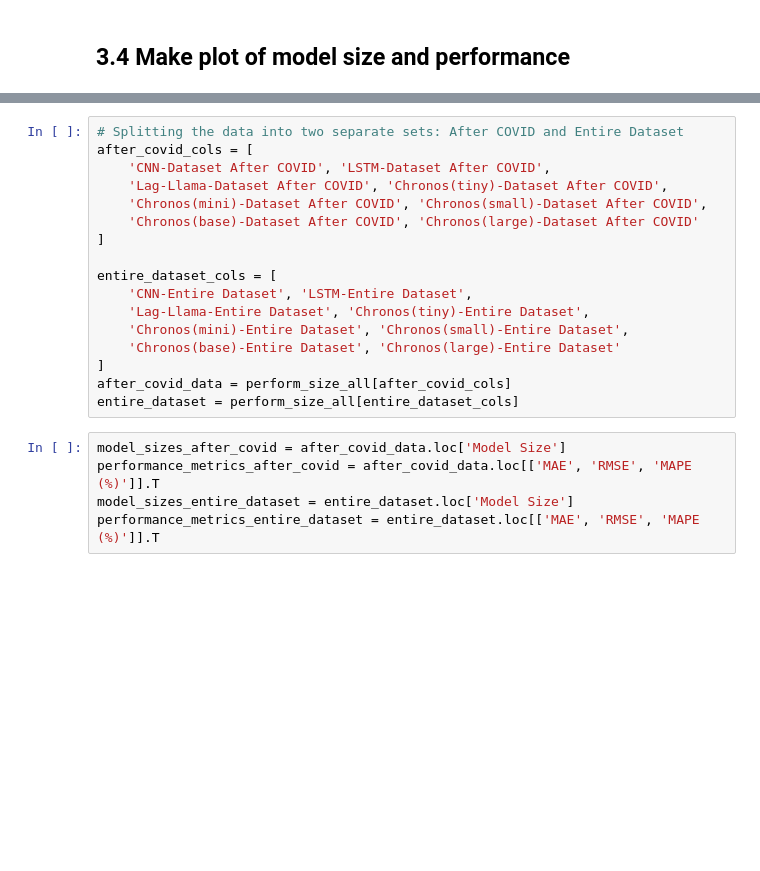
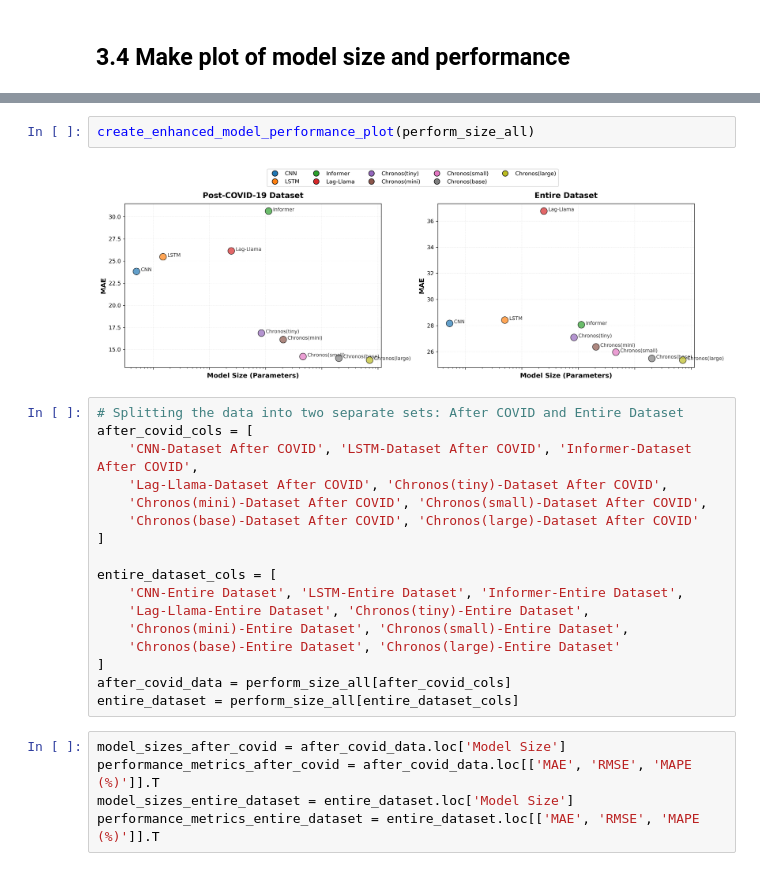
Before and after one commit to YueLi-0816/traffic_prediction, a Jupyter notebook: parameter_cal.ipynb, the cells around one changed output, grey strips where cells are left out. Saved outputs shown, nothing was run; the diff lists cells and outputs as text; blank space fills up the shorter version.

```diff
--- a/parameter_cal.ipynb
+++ b/parameter_cal.ipynb
@@ -1024,14 +1125,18 @@ perform_size_all
+# %%
+create_enhanced_model_performance_plot(perform_size_all)
+# %% [output]
+[figure, added]
 # %%
 # Splitting the data into two separate sets: After COVID and Entire Dataset
 after_covid_cols = [
-    'CNN-Dataset After COVID', 'LSTM-Dataset After COVID',
+    'CNN-Dataset After COVID', 'LSTM-Dataset After COVID', 'Informer-Dataset After COVID',
     'Lag-Llama-Dataset After COVID', 'Chronos(tiny)-Dataset After COVID',
     'Chronos(mini)-Dataset After COVID', 'Chronos(small)-Dataset After COVID',
     'Chronos(base)-Dataset After COVID', 'Chronos(large)-Dataset After COVID'
 ]
 
 entire_dataset_cols = [
-    'CNN-Entire Dataset', 'LSTM-Entire Dataset',
+    'CNN-Entire Dataset', 'LSTM-Entire Dataset', 'Informer-Entire Dataset',
     'Lag-Llama-Entire Dataset', 'Chronos(tiny)-Entire Dataset',
     'Chronos(mini)-Entire Dataset', 'Chronos(small)-Entire Dataset',
     'Chronos(base)-Entire Dataset', 'Chronos(large)-Entire Dataset'
```
Also changed, not shown: parts of 18 cells of this notebook.
